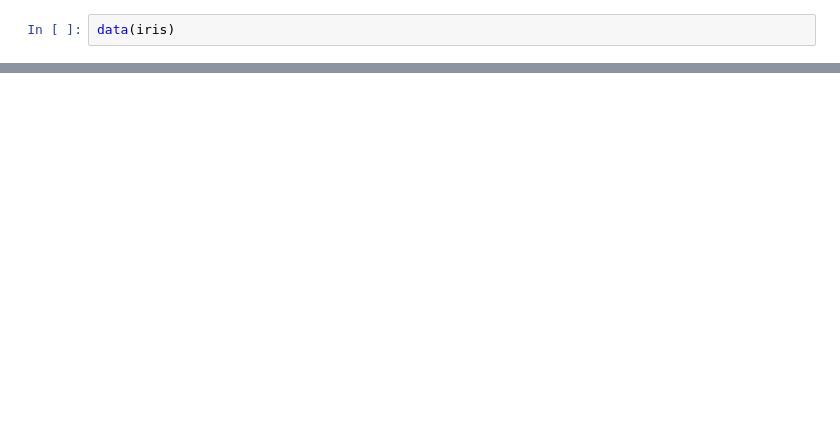
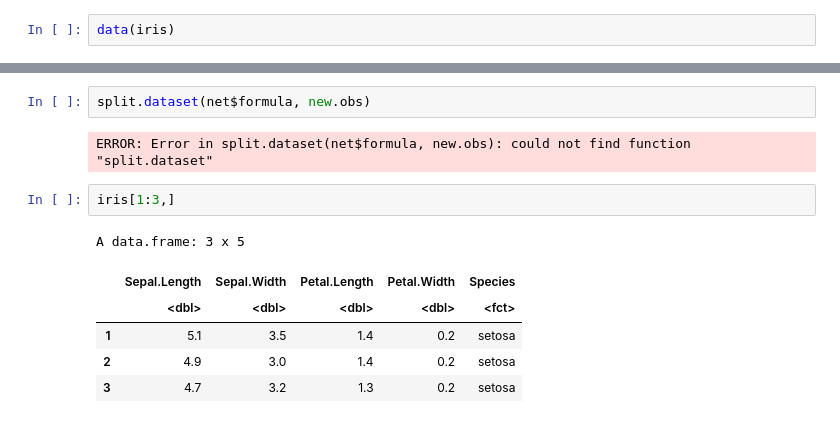
Before and after one commit to Greg-Hallenbeck/easy.mlp, a Jupyter notebook: Examples.ipynb, the cells around one changed output, grey strips where cells are left out. Drawn from its saved outputs; the diff is of its cells as text; blank space fills up the shorter version.

```diff
--- a/Examples.ipynb
+++ b/Examples.ipynb
@@ -37,0 +46,13 @@ character(0)
+# %%
+split.dataset(net$formula, new.obs)
+# %% [output]
+ERROR: Error in split.dataset(net$formula, new.obs): could not find function "split.dataset"
+# %%
+iris[1:3,]
+# %% [output]
+A data.frame: 3 x 5
+|  | Sepal.Length | Sepal.Width | Petal.Length | Petal.Width | Species |
+|  | <dbl> | <dbl> | <dbl> | <dbl> | <fct> |
+| 1 | 5.1 | 3.5 | 1.4 | 0.2 | setosa |
+| 2 | 4.9 | 3.0 | 1.4 | 0.2 | setosa |
+| 3 | 4.7 | 3.2 | 1.3 | 0.2 | setosa |
```
Also changed, not shown: parts of 9 cells of this notebook, 12 other files.
